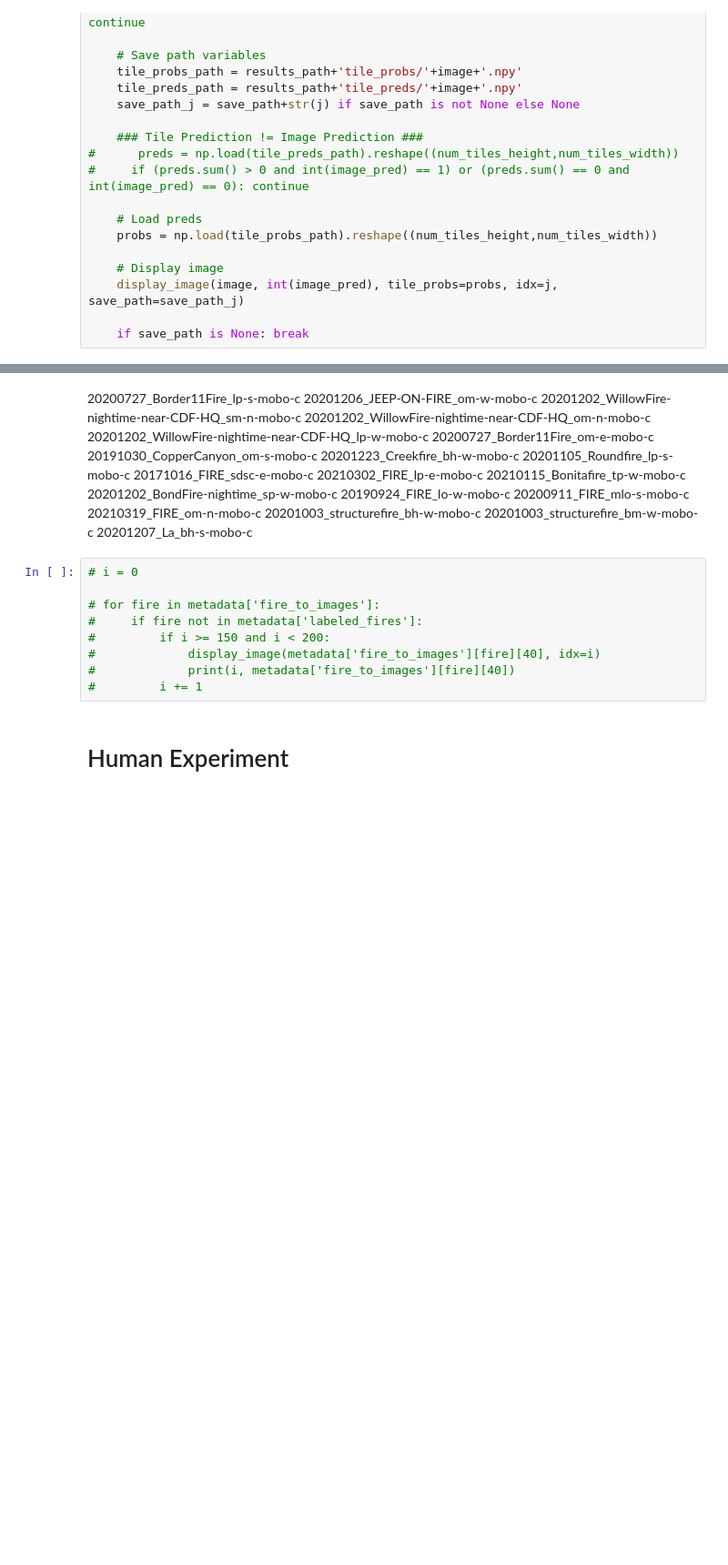
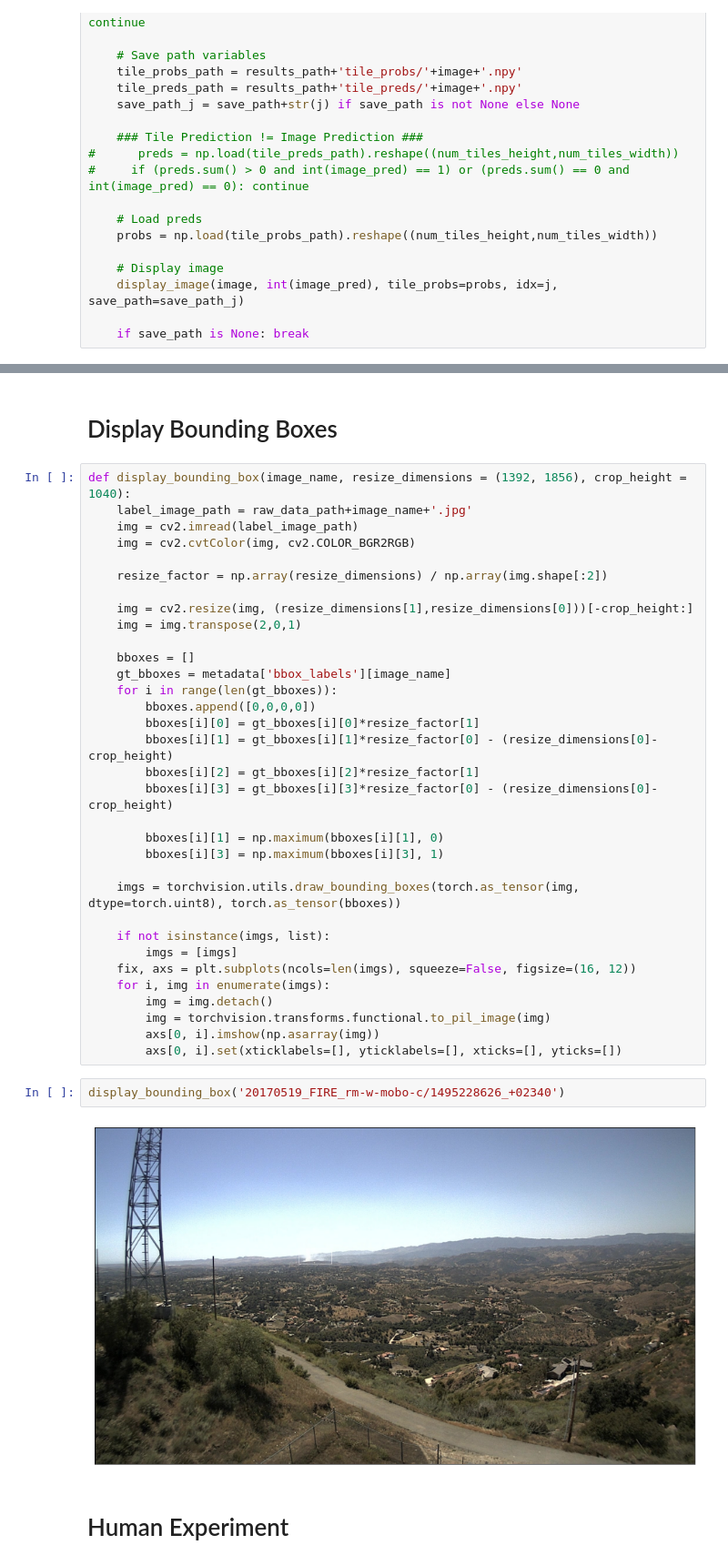
Before and after one commit to shreyasar2202/smoke-detection-smokeynet, a Jupyter notebook: visual_analysis.ipynb, the cells around one changed output, grey strips where cells are left out. Shown at 91% size. Saved outputs shown, nothing was run; the diff lists cells and outputs as text; blank space fills up the shorter version.

```diff
--- a/visual_analysis.ipynb
+++ b/visual_analysis.ipynb
@@ -329,32 +209,42 @@ for i, image in enumerate(metadata['omit_no_contour']):
-# %% [markdown]
-20200727_Border11Fire_lp-s-mobo-c
-20201206_JEEP-ON-FIRE_om-w-mobo-c
-20201202_WillowFire-nightime-near-CDF-HQ_sm-n-mobo-c
-20201202_WillowFire-nightime-near-CDF-HQ_om-n-mobo-c
-20201202_WillowFire-nightime-near-CDF-HQ_lp-w-mobo-c
-20200727_Border11Fire_om-e-mobo-c
-20191030_CopperCanyon_om-s-mobo-c
-20201223_Creekfire_bh-w-mobo-c
-20201105_Roundfire_lp-s-mobo-c
-20171016_FIRE_sdsc-e-mobo-c
-20210302_FIRE_lp-e-mobo-c
-20210115_Bonitafire_tp-w-mobo-c
-20201202_BondFire-nightime_sp-w-mobo-c
-20190924_FIRE_lo-w-mobo-c
-20200911_FIRE_mlo-s-mobo-c
-20210319_FIRE_om-n-mobo-c
-20201003_structurefire_bh-w-mobo-c
-20201003_structurefire_bm-w-mobo-c
-20201207_La_bh-s-mobo-c
-# %%
-# i = 0
-
-# for fire in metadata['fire_to_images']:
-#     if fire not in metadata['labeled_fires']:
-#         if i >= 150 and i < 200:
-#             display_image(metadata['fire_to_images'][fire][40], idx=i)
-#             print(i, metadata['fire_to_images'][fire][40])
-#         i += 1
+# %% [markdown]
+# Display Bounding Boxes
+# %%
+def display_bounding_box(image_name, resize_dimensions = (1392, 1856), crop_height = 1040):
+    label_image_path = raw_data_path+image_name+'.jpg'
+    img = cv2.imread(label_image_path)
+    img = cv2.cvtColor(img, cv2.COLOR_BGR2RGB)
+
+    resize_factor = np.array(resize_dimensions) / np.array(img.shape[:2])
+
+    img = cv2.resize(img, (resize_dimensions[1],resize_dimensions[0]))[-crop_height:]
+    img = img.transpose(2,0,1)
+
+    bboxes = []
+    gt_bboxes = metadata['bbox_labels'][image_name]
+    for i in range(len(gt_bboxes)):
+        bboxes.append([0,0,0,0])
+        bboxes[i][0] = gt_bboxes[i][0]*resize_factor[1]
+        bboxes[i][1] = gt_bboxes[i][1]*resize_factor[0] - (resize_dimensions[0]-crop_height)
+        bboxes[i][2] = gt_bboxes[i][2]*resize_factor[1]
+        bboxes[i][3] = gt_bboxes[i][3]*resize_factor[0] - (resize_dimensions[0]-crop_height)
+
+        bboxes[i][1] = np.maximum(bboxes[i][1], 0)
+        bboxes[i][3] = np.maximum(bboxes[i][3], 1)
+
+    imgs = torchvision.utils.draw_bounding_boxes(torch.as_tensor(img, dtype=torch.uint8), torch.as_tensor(bboxes))
+
+    if not isinstance(imgs, list):
+        imgs = [imgs]
+    fix, axs = plt.subplots(ncols=len(imgs), squeeze=False, figsize=(16, 12))
+    for i, img in enumerate(imgs):
+        img = img.detach()
+        img = torchvision.transforms.functional.to_pil_image(img)
+        axs[0, i].imshow(np.asarray(img))
+        axs[0, i].set(xticklabels=[], yticklabels=[], xticks=[], yticks=[])
+# %%
+display_bounding_box('20170519_FIRE_rm-w-mobo-c/1495228626_+02340')
+# %% [output]
+[figure, added]
 # %% [markdown]
 # Human Experiment
 # %%
```
Also changed, not shown: parts of 19 cells of this notebook, 5 other files.
